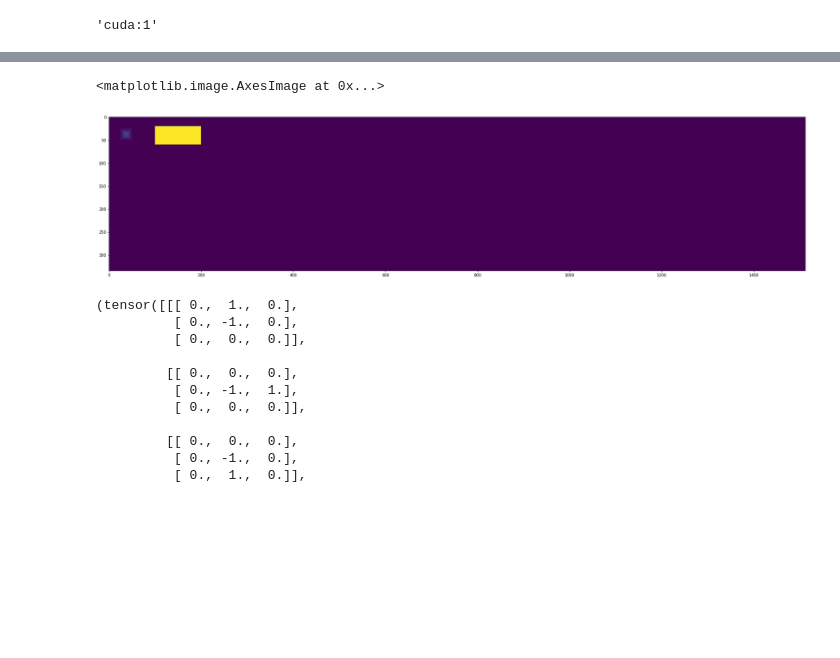
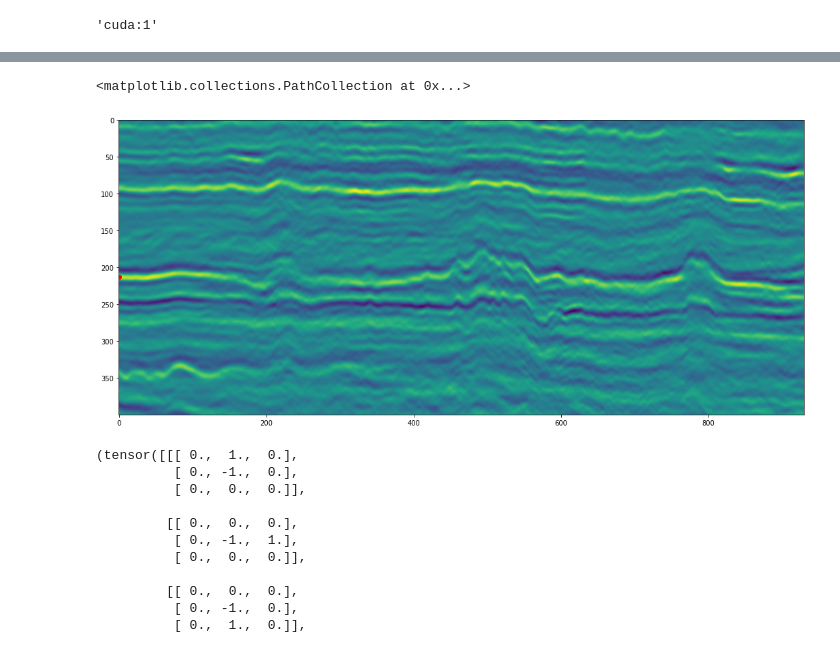
Before and after one commit to adelkaiarullin/shortest-path, a Jupyter notebook: heat.ipynb, the cells around one changed output, grey strips where cells are left out. Drawn from its saved outputs; the diff is of its cells as text; code cells hidden in the pictures; blank space fills up the shorter version.

```diff
--- a/heat.ipynb
+++ b/heat.ipynb
@@ -43,0 +23,37 @@ arr[20:60, 100:200] = 200
+# %%
+import pandas as pd
+import numpy as np
+import os
+
+DATA_DIR = "data"
+salt = 'hackathon-three-cities_'
+l1_nrows = 1512
+l2_nrows = 1248
+n_horizons = 4
+y_height = 3001
+
+# Загружаем значения высот в узлах сетки для срезов L1 и L2
+
+all_data_l1 = np.load(os.path.join(DATA_DIR, salt+"all_data_L1.npy"))
+all_data_l2 = np.load(os.path.join(DATA_DIR, salt+"all_data_L2.npy"))
+
+assert all_data_l1.shape == (l1_nrows, y_height), "Неправильный размер all_data_L1.npy"
+assert all_data_l2.shape == (l2_nrows, y_height), "Неправильный размер all_data_L2.npy"
+
+# Загружаем горизонты
+
+l1_horizons_train = pd.read_csv(os.path.join(DATA_DIR, salt+"L1_horizons_train.csv"))
+l2_horizons_train = pd.read_csv(os.path.join(DATA_DIR, salt+"L2_horizons_train.csv"))
+
+assert l1_horizons_train.shape == (l1_nrows, n_horizons+1)
+assert l2_horizons_train.shape == (l2_nrows, n_horizons+1)
+
+sample_submission = pd.read_csv(os.path.join(DATA_DIR, "sample_submission.csv"))
+my_submission = sample_submission.copy()
+# %%
+data = all_data_l1.T[600:1000, 521:1451]
+data = data - data.min()
+data = data / data.max()
+data *= 400
+# %%
+start_point = [0, 213]
@@ -44,8 +66,14 @@ arr[20:60, 100:200] = 200
+# %%
+arr = torch.tensor(data, device=device, dtype=torch.float32)
+W = data.shape[1]
+H = data.shape[0]
+N = W * H
 # %%
 plt.imshow(arr.cpu().numpy())
+plt.scatter([start_point[0]],[start_point[1]], color='red')
 # %% [output]
-<matplotlib.image.AxesImage at 0x...>
+<matplotlib.collections.PathCollection at 0x...>
-[figure, old version]
+[figure, new version]
 # %%
 cust_filter = torch.tensor([[[0, 1, 0], [0, -1, 0], [0, 0, 0]],
                             [[0, 0, 0], [0, -1, 1], [0, 0, 0]],
```
Also changed, not shown: parts of 34 cells of this notebook, 2 other files.
